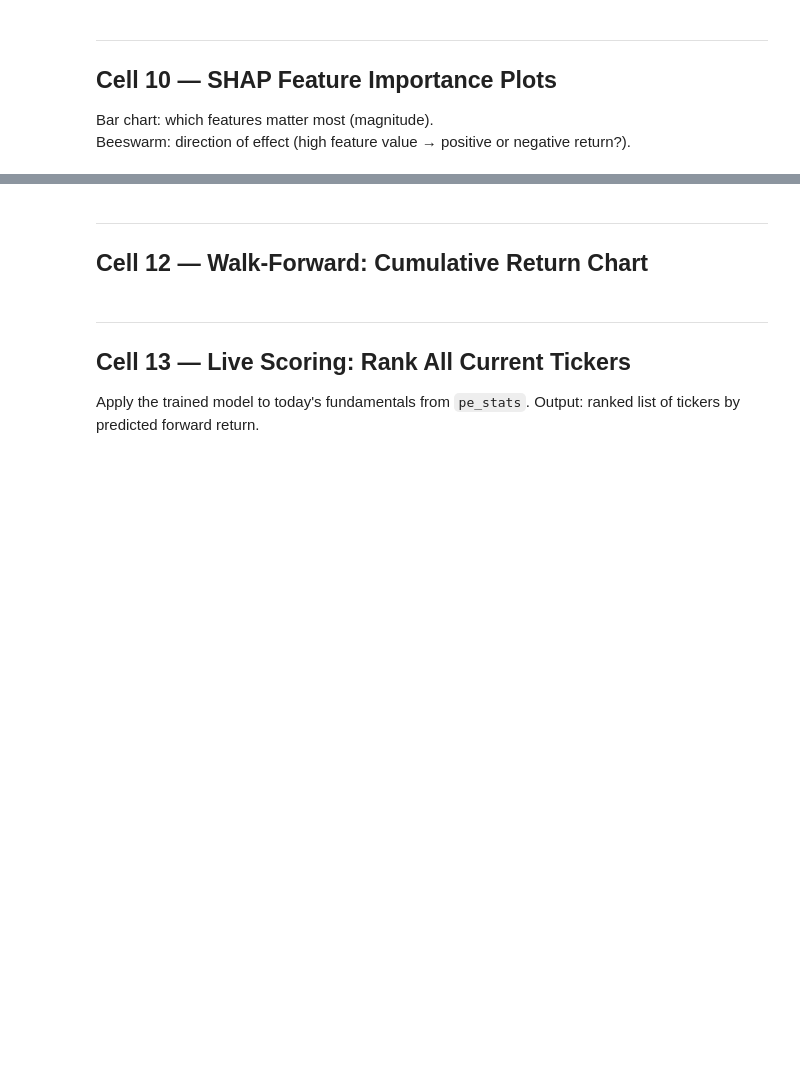
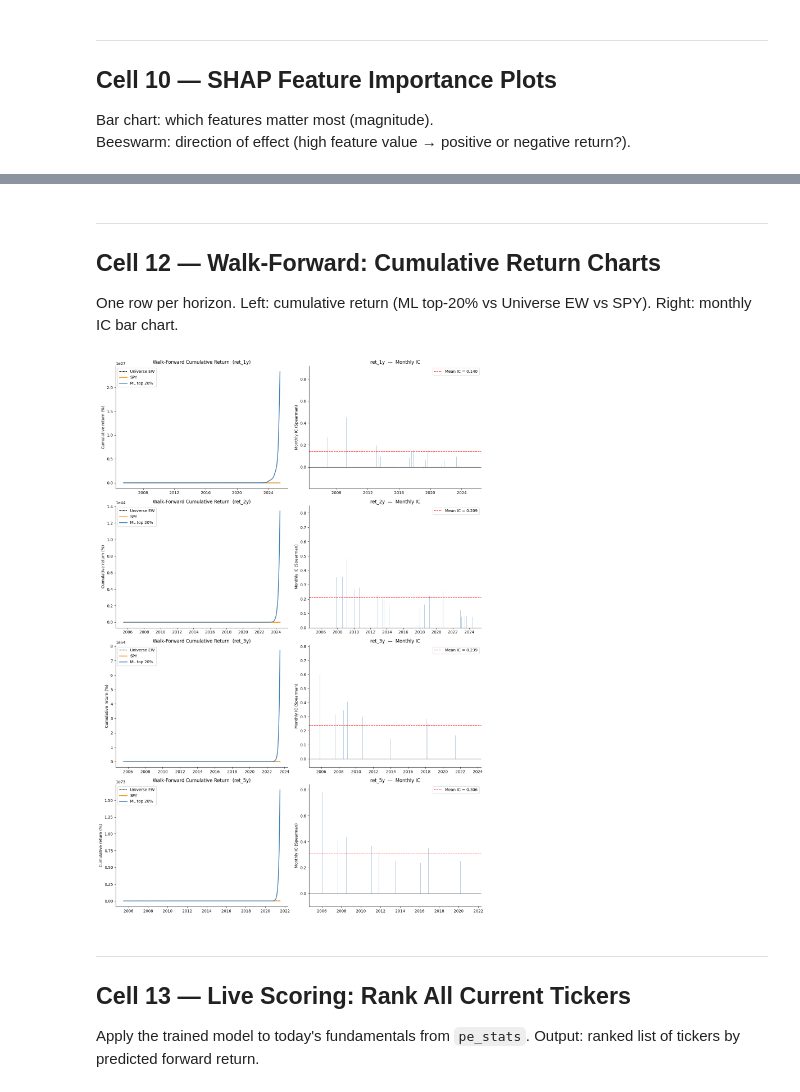
Before and after one commit to pedrof123-ui/fin_import, a Jupyter notebook: notebooks/fundamentals_alpha.ipynb, the cells around one changed output, grey strips where cells are left out. Cells and saved outputs as stored; diff of their text form; code cells hidden in the pictures; blank space fills up the shorter version.

```diff
--- a/notebooks/fundamentals_alpha.ipynb
+++ b/notebooks/fundamentals_alpha.ipynb
@@ -390,6 +706,7 @@ predictions and in which direction.
 # %%
 from xgboost import XGBRegressor
 import shap
+from tqdm.auto import tqdm
 
 MIN_ROWS_TO_TRAIN = 500
 
@@ -408,7 +725,7 @@ print('Training XGBoost models...')
 print(f'{"Horizon":<12} {"Rows":>8}  {"Features":>10}  Status')
 print('-' * 50)
 
-for target in ML_TARGETS:
+for target in tqdm(ML_TARGETS, desc="Training horizons"):
     sub = get_valid(df, target)[FEATURE_COLS + [target, 'month_end_date', 'ticker']]
     sub = sub.dropna(subset=[target])
 
@@ -431,5 +748,8 @@ for target in ML_TARGETS:
     r2 = 1 - np.sum((y - model.predict(X))**2) / np.sum((y - y.mean())**2)
     print(f'{target:<12} {len(X):>8}  {len(FEATURE_COLS):>10}  R²={r2:.3f}  (in-sample)')
 
-PRIMARY_ML_TARGET = next((t for t in ML_TARGETS if t in models), None)
+# Respect PRIMARY_TARGET config; fall back to first trained model if unavailable
+PRIMARY_ML_TARGET = PRIMARY_TARGET if PRIMARY_TARGET in models else next(
+    (t for t in ML_TARGETS if t in models), None
+)
 print(f'\nPrimary target for walk-forward: {PRIMARY_ML_TARGET}')
@@ -574,36 +1086,53 @@ else:
 # %% [markdown]
 ---
-## Cell 12 — Walk-Forward: Cumulative Return Chart
+## Cell 12 — Walk-Forward: Cumulative Return Charts
+
+One row per horizon. Left: cumulative return (ML top-20% vs Universe EW vs SPY).
+Right: monthly IC bar chart.
 # %%
-if 'wf_df' not in dir() or wf_df.empty:
+if not wf_results_all:
     print('No walk-forward results. Run Cell 11 first.')
 else:
-    cum_top   = (1 + wf_df.set_index('month')['top_ret']).cumprod() - 1
-    cum_bench = (1 + wf_df.set_index('month')['bench_ret']).cumprod() - 1
+    targets = list(wf_results_all.keys())
+    n = len(targets)
+    fig, axes = plt.subplots(n, 2, figsize=(14, 5 * n))
+    if n == 1:
+        axes = [axes]
 
-    fig, (ax1, ax2) = plt.subplots(1, 2, figsize=(14, 5))
+    for row_idx, target in enumerate(targets):
+        wf        = wf_results_all[target]
+        wf_idx    = wf.set_index('month')
+        cum_top   = (1 + wf_idx['top_ret']).cumprod() - 1
+        cum_bench = (1 + wf_idx['bench_ret']).cumprod() - 1
+        spy_s     = wf_idx['spy_ret'].dropna()
+        cum_spy   = (1 + spy_s).cumprod() - 1
 
-    # Cumulative return
-    ax1.plot(cum_bench.index, cum_bench * 100, 'k--', lw=1.5, label='Universe EW')
-    ax1.plot(cum_top.index,   cum_top   * 100, color='steelblue', lw=2,
-             label=f'ML top {TOP_DECILE_PCT:.0%}')
-    ax1.set_ylabel('Cumulative return (%)')
-    ax1.set_title(f'Walk-Forward Cumulative Return  ({WF_TARGET})')
-    ax1.legend()
+        ax1 = axes[row_idx][0]
+        ax1.plot(cum_bench.index, cum_bench * 100, 'k--',         lw=1.5, label='Universe EW')
+        if not cum_spy.empty:
+            ax1.plot(cum_spy.index, cum_spy * 100, color='darkorange', lw=1.8, label='SPY')
+        ax1.plot(cum_top.index, cum_top * 100, color='steelblue', lw=2,
+                 label=f'ML top {TOP_DECILE_PCT:.0%}')
+        ax1.set_ylabel('Cumulative return (%)')
+        ax1.set_title(f'Walk-Forward Cumulative Return  ({target})')
+        ax1.legend()
 
-    # Monthly IC over time
-    ax2.bar(wf_df['month'], wf_df['monthly_ic'],
-            color=np.where(wf_df['monthly_ic'] >= 0, 'steelblue', 'coral'),
-            alpha=0.7)
-    ax2.axhline(0, color='black', lw=0.8)
-    ax2.axhline(wf_df['monthly_ic'].mean(), color='red', lw=1.2, linestyle='--',
-                label=f'Mean IC={wf_df["monthly_ic"].mean():.3f}')
-    ax2.set_ylabel('Monthly IC (Spearman)')
-    ax2.set_title('Monthly Information Coefficient')
-    ax2.legend()
+        ax2 = axes[row_idx][1]
+        ax2.bar(wf['month'], wf['monthly_ic'],
+                color=np.where(wf['monthly_ic'] >= 0, 'steelblue', 'coral'),
+                alpha=0.7)
+        ax2.axhline(0, color='black', lw=0.8)
+        mean_ic = wf['monthly_ic'].mean()
+        ax2.axhline(mean_ic, color='red', lw=1.2, linestyle='--',
+                    label=f'Mean IC = {mean_ic:.3f}')
+        ax2.set_ylabel('Monthly IC (Spearman)')
+        ax2.set_title(f'{target}  —  Monthly IC')
+        ax2.legend()
 
     plt.tight_layout()
     plt.show()
+# %% [output]
+[figure, added]
 # %% [markdown]
 ---
 ## Cell 13 — Live Scoring: Rank All Current Tickers
```
Also changed, not shown: parts of 22 cells of this notebook, 11 other files.
